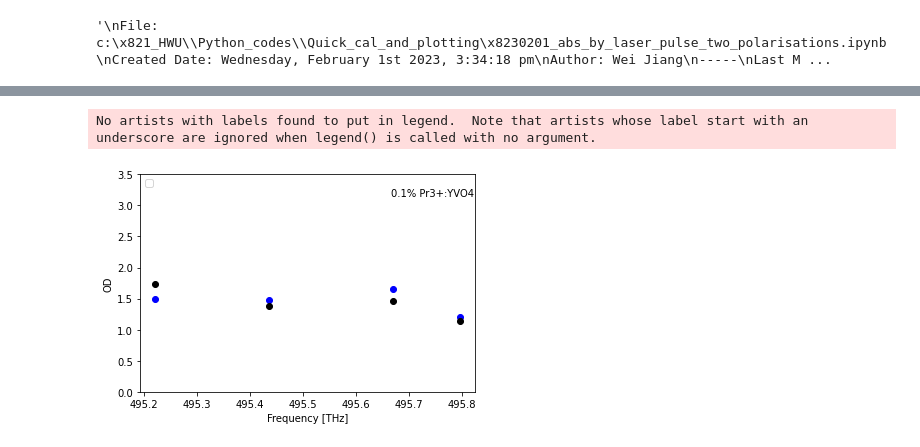
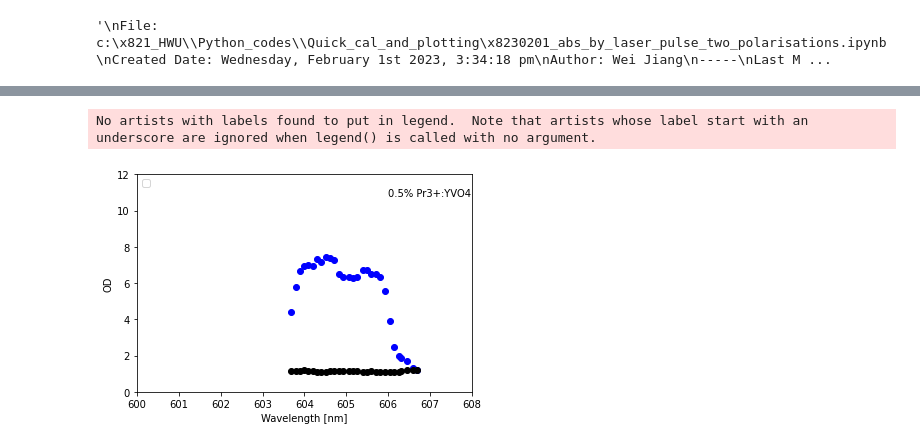
Before and after one commit to JUOM2016/Quick_cal_and_plotting, a Jupyter notebook: 20230201_abs_by_laser_pulse_two_polarisations.ipynb, the cells around one changed output, grey strips where cells are left out. Drawn from its saved outputs; the diff is of its cells as text; code cells hidden in the pictures.

```diff
--- a/20230201_abs_by_laser_pulse_two_polarisations.ipynb
+++ b/20230201_abs_by_laser_pulse_two_polarisations.ipynb
@@ -35,12 +39,13 @@ file_size=np.shape(list_csv_new)
 Plot_raw_data=1 # 1: plot the raw data
 # %%
 # The measured frequencies should be updated everytime
-freq_reference=np.array([494.98814]) # Unite: THz
+freq_reference=np.array([494.1411]) # Unite: THz
 #freq=np.array([496.12010,496.12079,496.12150,496.12221,496.12293,496.12371,496.12449,496.12530,496.12612,496.12701,496.12782,496.12870,496.12959,496.13063])
 #freq=np.array([494.99256,495.01918,495.04641,495.07809,495.10161,495.12942,495.15888,495.18512]) # Unite: THz
 #freq=np.array([493.84562,493.87409,493.89238,493.38344])
-freq=np.array([495.22202,495.43581,495.67006,495.79628])
-HWP=np.array([174,130]) # Angle values of the half-wave plate rotated for changing the polarisation
+#freq=np.array([495.22202,495.43581,495.67006,495.79628])
+freq=np.array([496.60054,496.51732,496.43127,496.34869,496.26655,496.17722,496.09385,496.01038,495.92884,495.84609,495.75578,495.67241,495.58968,495.47682,495.39601,495.31241,495.20318,495.11616,495.03366,494.95066,494.86385,494.75771,494.6732,494.59074,494.4991,494.44742,494.33962,494.22675,494.1411])
+HWP=np.array([128,173]) # Angle values of the half-wave plate rotated for changing the polarisation
 # %%
 example=pd.read_csv(os.path.join(path,referece_files[0]))
 example=example.to_numpy()
@@ -94,6 +99,6 @@ for index, ref_file in enumerate(referece_files):
         ax.set_xlabel('Time (s)')
         ax.set_xlim([0.2e-6,3e-6])
         ax.set_ylabel('Normalised transmission')
-        ax.set_ylim([-10,600])
+        ax.set_ylim([-10,60])
         ax.set_title('HWP='+"{}".format(HWP[index])+'$\degree$'+'(Zoom IN)')
 # %% [output]
@@ -135,6 +140,7 @@ for index in range(int(file_size[0]/len(referece_files))):
     pos_T_1_start=round(Trigger_pos_T_1_min+(Trigger_pos_T_1_max-Trigger_pos_T_1_min)/3)
     pos_T_1_stop=round(Trigger_pos_T_1_min+(Trigger_pos_T_1_max-Trigger_pos_T_1_min)*3/4)
     T_1_ave[index]=np.average(transmitted_1[pos_T_1_start:pos_T_1_stop])
+    #print(T_1_ave[index])
 
     mask1 = (transmitted_2[:-1] < T_max_2*0.7) & (transmitted_2[1:] > T_max_2*0.7)
     mask2 = (transmitted_2[:-1] > T_max_2*0.7) & (transmitted_2[1:] < T_max_2*0.7)
@@ -144,6 +150,7 @@ for index in range(int(file_size[0]/len(referece_files))):
     pos_T_2_start=round(Trigger_pos_T_2_min+(Trigger_pos_T_2_max-Trigger_pos_T_2_min)/3)
     pos_T_2_stop =round(Trigger_pos_T_2_min+(Trigger_pos_T_2_max-Trigger_pos_T_2_min)*3/4)
     T_2_ave[index]=np.average(transmitted_2[pos_T_2_start:pos_T_2_stop])
+    #print(T_2_ave[index])
 
     reflected_1=data_1[:,3] # Read the measured transmitted traces (from the balance detector Monitor+) from the saved scope data for normalising, Channel 3
     reflected_2=data_2[:,3]
@@ -160,6 +167,7 @@ for index in range(int(file_size[0]/len(referece_files))):
     pos_R_1_start=round(Trigger_pos_R_1_min+(Trigger_pos_R_1_max-Trigger_pos_R_1_min)/3)
     pos_R_1_stop= round(Trigger_pos_R_1_min+(Trigger_pos_R_1_max-Trigger_pos_R_1_min)*3/4)
     R_1_ave[index]=np.average(reflected_1[pos_R_1_start:pos_R_1_stop])
+    #print(R_1_ave[index])
 
     mask1 = (reflected_2[:-1] < R_max_2*0.7) & (reflected_2[1:] > R_max_2*0.7)
     mask2 = (reflected_2[:-1] > R_max_2*0.7) & (reflected_2[1:] < R_max_2*0.7)
@@ -169,10 +177,16 @@ for index in range(int(file_size[0]/len(referece_files))):
     pos_R_2_start=round(Trigger_pos_R_2_min+(Trigger_pos_R_2_max-Trigger_pos_R_2_min)/3)
     pos_R_2_stop= round(Trigger_pos_R_2_min+(Trigger_pos_R_2_max-Trigger_pos_R_2_min)*3/4)
     R_2_ave[index]=np.average(reflected_2[pos_R_2_start:pos_R_2_stop])
+    #print(R_2_ave[index])
 
     normalisation_1=transmitted_1/reflected_1
     normalisation_2=transmitted_2/reflected_2
 
+    fig,ax=plt.subplots()
+    ax.plot(time_1,transmitted_1,'b')
+    ax.plot(time_2,transmitted_2,'k')
+    ax.plot(time_1,reflected_1,'b-')
+    ax.plot(time_2,reflected_2,'k-')
 
     fig,ax=plt.subplots()
     ax.plot(time_1,normalisation_1,'b')
@@ -190,6 +204,6 @@ for index in range(int(file_size[0]/len(referece_files))):
     ax.plot(time_1,OD_curve_1,'b')
     ax.plot(time_2,OD_curve_2,'k')
     ax.set_xlim([0,3e-6])
-    ax.set_ylim([0,6])
+    ax.set_ylim([0,9])
     ax.set_title('OD - '+'Laser frequency='+"{}".format(freq[index])+'THz')
 # %% [output]
@@ -204,33 +223,44 @@ for index in range(int(file_size[0]/len(referece_files))):
 # %%
 normalised_1=np.empty([int(file_size[0]/len(referece_files)),1])
 normalised_2=np.empty([int(file_size[0]/len(referece_files)),1])
 
 OD_1=np.empty([int(file_size[0]/len(referece_files)),1])
 OD_2=np.empty([int(file_size[0]/len(referece_files)),1])
 
 for index in range(int(file_size[0]/len(referece_files))):
 
     normalised_1[index]=T_1_ave[index]/R_1_ave[index] # Do the normalisation of the transmitted signal over the reflected signal, to eliminate the power fluctuation
     normalised_2[index]=T_2_ave[index]/R_2_ave[index]
 
     OD_1[index]=np.log(normalised_reference[0]/normalised_1[index])
     OD_2[index]=np.log(normalised_reference[1]/normalised_2[index])
 
+c=299792458
+wl=c/freq/1e3 # Unit: nm
 
 fig,ax=plt.subplots()
-ax.scatter(freq,OD_1,color='b')
-ax.scatter(freq,OD_2,color='k')
+ax.scatter(wl,OD_1,color='b')
+ax.scatter(wl,OD_2,color='k')
 ax.legend(loc='upper left')
-ax.set_ylim(0,3.5)
+ax.set_ylim(0,12)
+ax.set_xlim(600,608)
 ax.ticklabel_format(useOffset=False)
-ax.set_xlabel('Frequency [THz]')
+#ax.set_xlabel('Frequency [THz]')
+ax.set_xlabel('Wavelength [nm]')
 ax.set_ylabel('OD')
-ax.annotate('0.1% Pr3+:YVO4',
+ax.annotate('0.5% Pr3+:YVO4',
             xy=(1.057, 0.8), xycoords='axes fraction',
             xytext=(-20, 20), textcoords='offset pixels',
             horizontalalignment='right',
             verticalalignment='bottom',color='k')
 fig.patch.set_facecolor('white')
+
+OD_1_df=pd.DataFrame(OD_1)
+OD_1_df.to_csv (r'C:\\Users\\wj2002\\Desktop\\OD_1.csv', index = None, header=False)
+OD_2_df=pd.DataFrame(OD_2)
+OD_2_df.to_csv (r'C:\\Users\\wj2002\\Desktop\\OD_2.csv', index = None, header=False)
+wl_df=pd.DataFrame(wl)
+wl_df.to_csv (r'C:\\Users\\wj2002\\Desktop\\wl.csv', index = None, header=False)
 # %% [output]
 No artists with labels found to put in legend.  Note that artists whose label start with an underscore are ignored when legend() is called with no argument.
-[figure, old version]
+[figure, new version]
```
Also changed, not shown: parts of 4 cells of this notebook, 2 other files.
